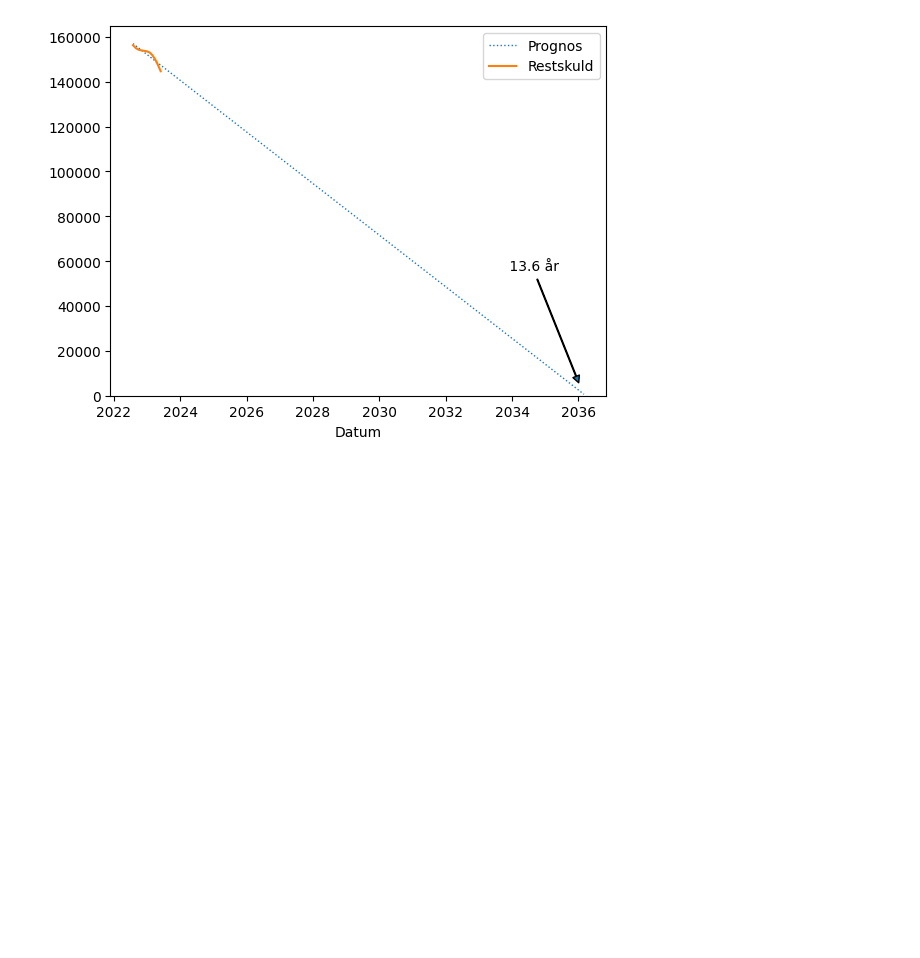
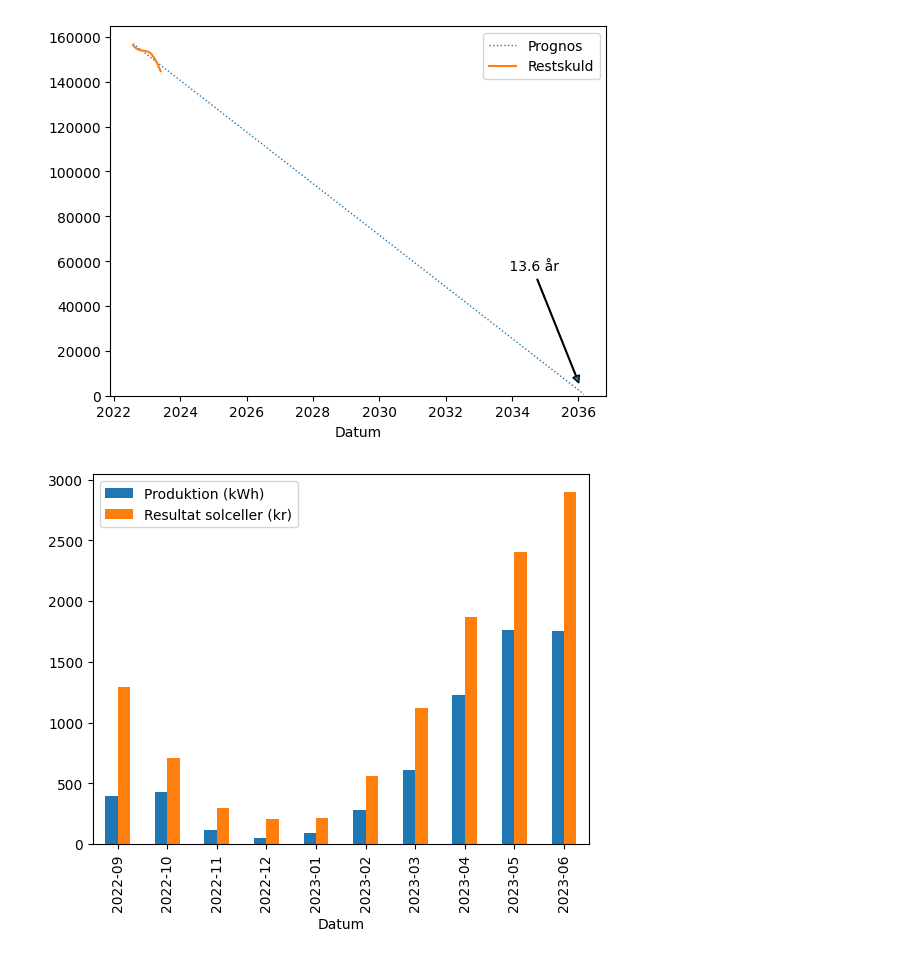
Before and after one commit to frolswe/sol, a Jupyter notebook: solceller.ipynb, the cells around one changed output. Cells and saved outputs as stored; diff of their text form; code cells hidden in the pictures; blank space fills up the shorter version.

Commit message:
Add plots for production/profit, and import/export.

```diff
--- a/solceller.ipynb
+++ b/solceller.ipynb
@@ -193,3 +193,13 @@ _ = ax.annotate("",
                 arrowprops=dict(width=0.5, headwidth=5, headlength=5, shrink=0.1))
 # %% [output]
 [figure]
+# %%
+# Visualisera produktion och resultat per månad.
+
+dfr = pd.DataFrame(df.loc["2022-09":, ["Produktion", "Resultat solceller"]])
+dfr["Produktion (kWh)"] = dfr["Produktion"]
+dfr["Resultat solceller (kr)"] = dfr["Resultat solceller"]
+ax = dfr[["Produktion (kWh)", "Resultat solceller (kr)"]].plot.bar()
+_ = ax.set_xticklabels([d.strftime("%Y-%m") for d in dfr.index])
+# %% [output]
+[figure, added]
```
Also changed, not shown: parts of 1 cell of this notebook.
